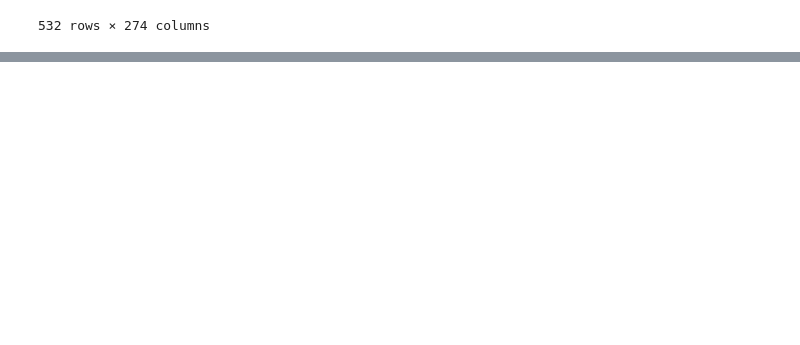
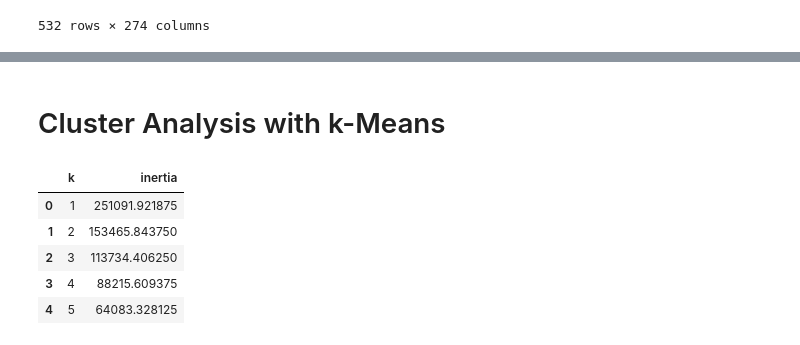
Before and after one commit to amberleeBME/crypto-clusters, a Jupyter notebook: crypto.ipynb, the cells around one changed output, grey strips where cells are left out. Drawn from its saved outputs; the diff is of its cells as text; code cells hidden in the pictures; blank space fills up the shorter version.

```diff
--- a/crypto.ipynb
+++ b/crypto.ipynb
@@ -92,0 +107,25 @@ plt.show()
+# %% [markdown]
+# Cluster Analysis with k-Means
+# %%
+# Create an elbow plot to identify the best number of clusters. Use a for-loop to determine the inertia for each k between 1 through 10. Determine, if possible, where the elbow of the plot is, and at which value of k it appears.
+
+inertia = []
+k = list(range(1, 11))
+
+# Calculate the inertia for the range of k values
+for i in k:
+    km = KMeans(n_clusters=i, random_state=0)
+    km.fit(df_tsne)
+    inertia.append(km.inertia_)
+
+# Create the Elbow Curve using hvPlot
+elbow_data = {"k": k, "inertia": inertia}
+df_elbow = pd.DataFrame(elbow_data)
+df_elbow.head()
+# %% [output]
+|  | k | inertia |
+| 0 | 1 | 251091.921875 |
+| 1 | 2 | 153465.843750 |
+| 2 | 3 | 113734.406250 |
+| 3 | 4 | 88215.609375 |
+| 4 | 5 | 64083.328125 |
```
Also changed, not shown: parts of 7 cells of this notebook.
